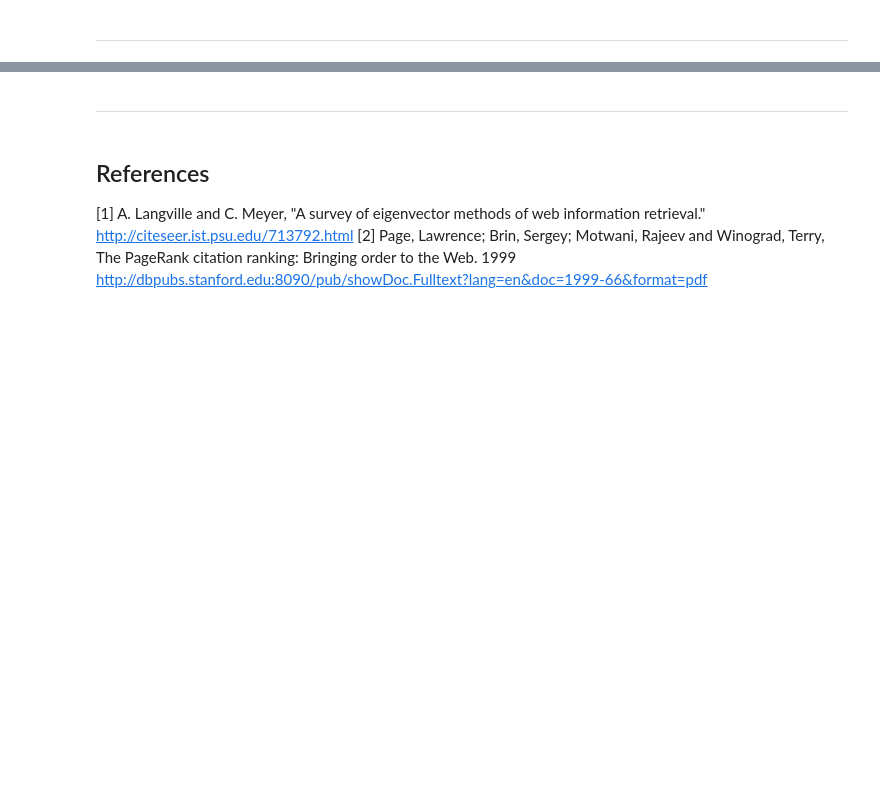
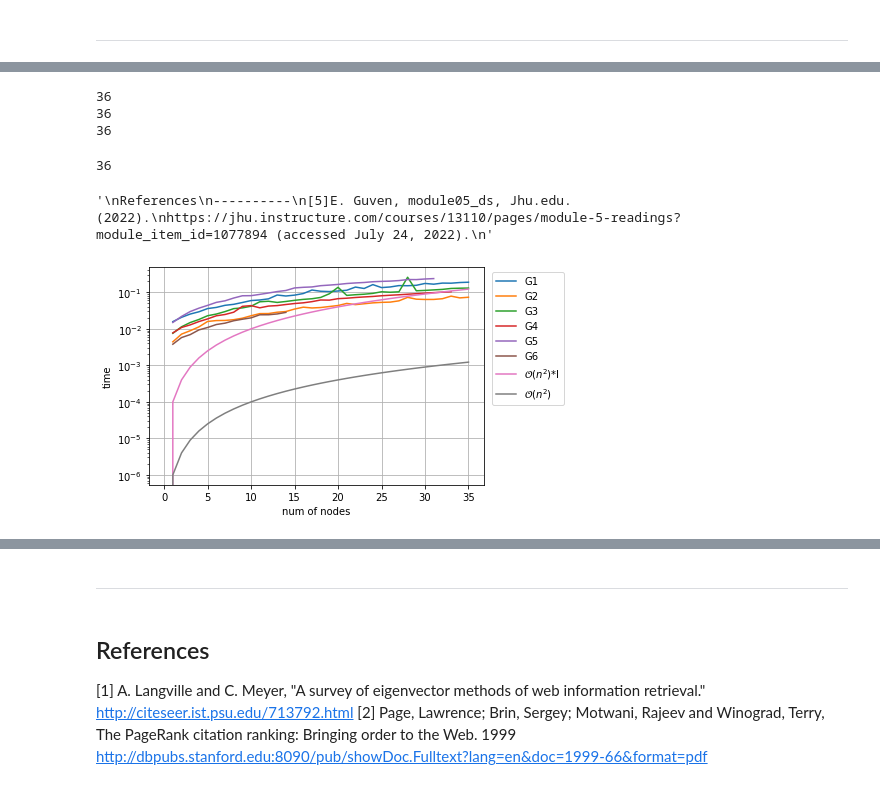
Before and after one commit to ans9611/PageRank_Empirical_Analysis, a Jupyter notebook: rough_draft/moon_project_updated.ipynb, the cells around one changed output, grey strips where cells are left out. Cells and saved outputs as stored; diff of their text form; code cells hidden in the pictures; blank space fills up the shorter version.

Commit message:
sample size of 36

```diff
--- a/rough_draft/moon_project_updated.ipynb
+++ b/rough_draft/moon_project_updated.ipynb
@@ -342,9 +342,9 @@ The eigenvector calculation is done by the power iteration method and has no gua
 # %%
 # Size of samples
 
-G1 = nx.DiGraph(nx.path_graph(25))
-G2 = nx.scale_free_graph(25)
-G3 = nx.margulis_gabber_galil_graph(5)
+G1 = nx.DiGraph(nx.path_graph(36))
+G2 = nx.scale_free_graph(36)
+G3 = nx.margulis_gabber_galil_graph(6)
 G4 = nx.karate_club_graph()
 G5 = nx.davis_southern_women_graph()
 G6 = nx.florentine_families_graph()
@@ -470,0 +466,4 @@ clock:  nan 0.00614386 0.00860667 0.0117923 0.0147694 0.0181105 0.0209581 0.0238
+# %%
+t4, PR4, num_nodes4 = measure_cost(G4, pageRank)
+t5, PR5, num_nodes5 = measure_cost(G5, pageRank)
+t6, PR6, num_nodes6 = measure_cost(G6, pageRank)
@@ -470,0 +474,54 @@ clock:  nan 0.00614386 0.00860667 0.0117923 0.0147694 0.0181105 0.0209581 0.0238
+# %%
+print(len(t4))
+print(len(t5))
+print(len(t6))
+
+def resize(t):
+    t = t
+    diff = 36 - len(t)
+    for i in range(diff):
+        t.append(np.nan)
+    return len(t)
+
+resize(t4)
+resize(t5)
+resize(t6)
+# %% [output]
+36
+36
+36
+36
+# %%
+# Plot
+# {'Graph size $n$': [n for n in range(25)],
+df = pd.DataFrame( {'G1': t1,
+                   'G2': t2,
+                   'G3': t3,
+                   'G4': t4,
+                   'G5': t5,
+                   'G6': t6,
+                   '$\mathcal{O}(n^2)$*I':     [100 * 1e-6*n**2 for n in range(36)],
+                   '$\mathcal{O}(n^2)$':     [1e-6*n**2 for n in range(36)],
+                   })
+
+# df.set_index('Graph size $n$', drop=True, inplace=True)
+
+fig = df.plot().get_figure()
+
+plt.legend(bbox_to_anchor=(1.01, 1.0))
+plt.ylabel('time')
+plt.grid()
+plt.xscale('linear')
+plt.yscale('log')
+plt.xlabel('num of nodes')
+
+# fig.savefig('page_Rank_01.png')
+'''
+References
+----------
+[5]E. Guven, module05_ds, Jhu.edu. (2022).
+https://jhu.instructure.com/courses/13110/pages/module-5-readings?module_item_id=1077894 (accessed July 24, 2022).
+'''
+# %% [output]
+'\nReferences\n----------\n[5]E. Guven, module05_ds, Jhu.edu. (2022).\nhttps://jhu.instructure.com/courses/13110/pages/module-5-readings?module_item_id=1077894 (accessed July 24, 2022).\n'
+[figure, added]
```
Also changed, not shown: parts of 8 cells of this notebook.
